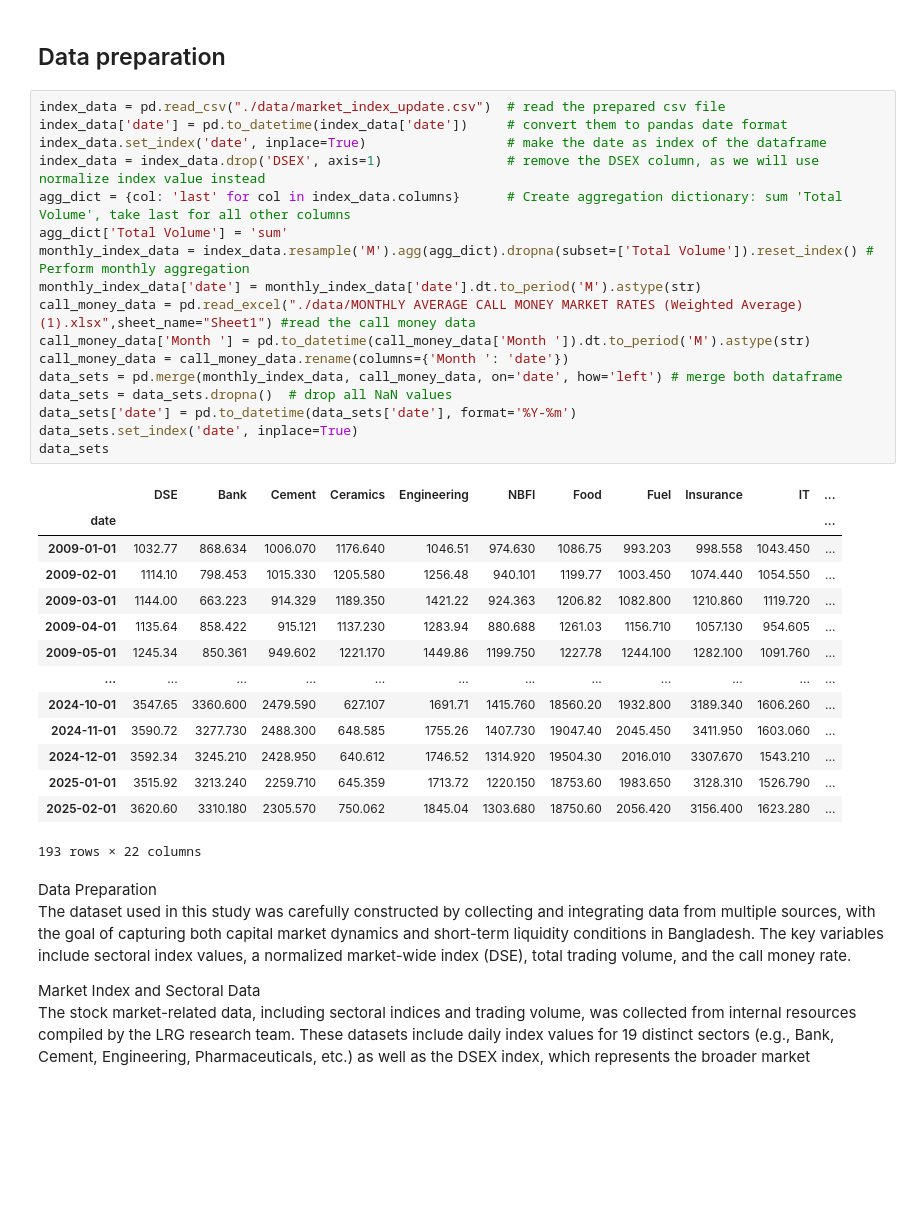
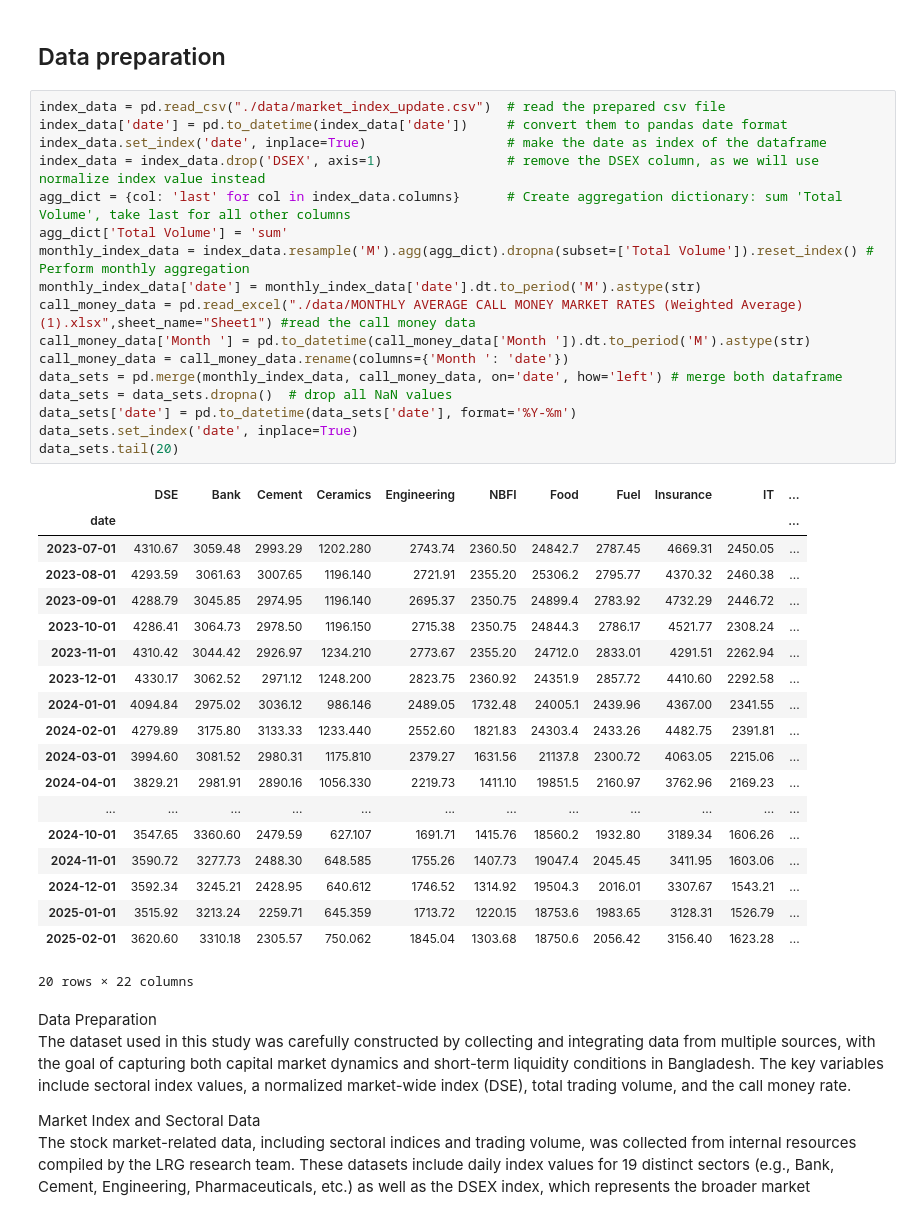
Before and after one commit to Mehedi24434/DSE_CMR_project, a Jupyter notebook: working_notebook.ipynb, the cells around one changed output. Drawn from its saved outputs; the diff is of its cells as text; blank space fills up the shorter version.

```diff
--- a/working_notebook.ipynb
+++ b/working_notebook.ipynb
@@ -11,35 +11,40 @@ from statsmodels.tsa.stattools import adfuller
 # %%
 index_data = pd.read_csv("./data/market_index_update.csv")  # read the prepared csv file
 index_data['date'] = pd.to_datetime(index_data['date'])     # convert them to pandas date format
 index_data.set_index('date', inplace=True)                  # make the date as index of the dataframe
 index_data = index_data.drop('DSEX', axis=1)                # remove the DSEX column, as we will use normalize index value instead
 agg_dict = {col: 'last' for col in index_data.columns}      # Create aggregation dictionary: sum 'Total Volume', take last for all other columns
 agg_dict['Total Volume'] = 'sum'
 monthly_index_data = index_data.resample('M').agg(agg_dict).dropna(subset=['Total Volume']).reset_index() # Perform monthly aggregation
 monthly_index_data['date'] = monthly_index_data['date'].dt.to_period('M').astype(str)
 call_money_data = pd.read_excel("./data/MONTHLY AVERAGE CALL MONEY MARKET RATES (Weighted Average) (1).xlsx",sheet_name="Sheet1") #read the call money data
 call_money_data['Month '] = pd.to_datetime(call_money_data['Month ']).dt.to_period('M').astype(str)
 call_money_data = call_money_data.rename(columns={'Month ': 'date'})
 data_sets = pd.merge(monthly_index_data, call_money_data, on='date', how='left') # merge both dataframe
 data_sets = data_sets.dropna()  # drop all NaN values
 data_sets['date'] = pd.to_datetime(data_sets['date'], format='%Y-%m')
 data_sets.set_index('date', inplace=True)
-data_sets
+data_sets.tail(20)
 # %% [output]
 |  | DSE | Bank | Cement | Ceramics | Engineering | NBFI | Food | Fuel | Insurance | IT | ... |
 | date |  |  |  |  |  |  |  |  |  |  | ... |
-| 2009-01-01 | 1032.77 | 868.634 | 1006.070 | 1176.640 | 1046.51 | 974.630 | 1086.75 | 993.203 | 998.558 | 1043.450 | ... |
-| 2009-02-01 | 1114.10 | 798.453 | 1015.330 | 1205.580 | 1256.48 | 940.101 | 1199.77 | 1003.450 | 1074.440 | 1054.550 | ... |
-| 2009-03-01 | 1144.00 | 663.223 | 914.329 | 1189.350 | 1421.22 | 924.363 | 1206.82 | 1082.800 | 1210.860 | 1119.720 | ... |
-| 2009-04-01 | 1135.64 | 858.422 | 915.121 | 1137.230 | 1283.94 | 880.688 | 1261.03 | 1156.710 | 1057.130 | 954.605 | ... |
-| 2009-05-01 | 1245.34 | 850.361 | 949.602 | 1221.170 | 1449.86 | 1199.750 | 1227.78 | 1244.100 | 1282.100 | 1091.760 | ... |
+| 2023-07-01 | 4310.67 | 3059.48 | 2993.29 | 1202.280 | 2743.74 | 2360.50 | 24842.7 | 2787.45 | 4669.31 | 2450.05 | ... |
+| 2023-08-01 | 4293.59 | 3061.63 | 3007.65 | 1196.140 | 2721.91 | 2355.20 | 25306.2 | 2795.77 | 4370.32 | 2460.38 | ... |
+| 2023-09-01 | 4288.79 | 3045.85 | 2974.95 | 1196.140 | 2695.37 | 2350.75 | 24899.4 | 2783.92 | 4732.29 | 2446.72 | ... |
+| 2023-10-01 | 4286.41 | 3064.73 | 2978.50 | 1196.150 | 2715.38 | 2350.75 | 24844.3 | 2786.17 | 4521.77 | 2308.24 | ... |
+| 2023-11-01 | 4310.42 | 3044.42 | 2926.97 | 1234.210 | 2773.67 | 2355.20 | 24712.0 | 2833.01 | 4291.51 | 2262.94 | ... |
+| 2023-12-01 | 4330.17 | 3062.52 | 2971.12 | 1248.200 | 2823.75 | 2360.92 | 24351.9 | 2857.72 | 4410.60 | 2292.58 | ... |
+| 2024-01-01 | 4094.84 | 2975.02 | 3036.12 | 986.146 | 2489.05 | 1732.48 | 24005.1 | 2439.96 | 4367.00 | 2341.55 | ... |
+| 2024-02-01 | 4279.89 | 3175.80 | 3133.33 | 1233.440 | 2552.60 | 1821.83 | 24303.4 | 2433.26 | 4482.75 | 2391.81 | ... |
+| 2024-03-01 | 3994.60 | 3081.52 | 2980.31 | 1175.810 | 2379.27 | 1631.56 | 21137.8 | 2300.72 | 4063.05 | 2215.06 | ... |
+| 2024-04-01 | 3829.21 | 2981.91 | 2890.16 | 1056.330 | 2219.73 | 1411.10 | 19851.5 | 2160.97 | 3762.96 | 2169.23 | ... |
 | ... | ... | ... | ... | ... | ... | ... | ... | ... | ... | ... | ... |
-| 2024-10-01 | 3547.65 | 3360.600 | 2479.590 | 627.107 | 1691.71 | 1415.760 | 18560.20 | 1932.800 | 3189.340 | 1606.260 | ... |
-| 2024-11-01 | 3590.72 | 3277.730 | 2488.300 | 648.585 | 1755.26 | 1407.730 | 19047.40 | 2045.450 | 3411.950 | 1603.060 | ... |
-| 2024-12-01 | 3592.34 | 3245.210 | 2428.950 | 640.612 | 1746.52 | 1314.920 | 19504.30 | 2016.010 | 3307.670 | 1543.210 | ... |
-| 2025-01-01 | 3515.92 | 3213.240 | 2259.710 | 645.359 | 1713.72 | 1220.150 | 18753.60 | 1983.650 | 3128.310 | 1526.790 | ... |
-| 2025-02-01 | 3620.60 | 3310.180 | 2305.570 | 750.062 | 1845.04 | 1303.680 | 18750.60 | 2056.420 | 3156.400 | 1623.280 | ... |
+| 2024-10-01 | 3547.65 | 3360.60 | 2479.59 | 627.107 | 1691.71 | 1415.76 | 18560.2 | 1932.80 | 3189.34 | 1606.26 | ... |
+| 2024-11-01 | 3590.72 | 3277.73 | 2488.30 | 648.585 | 1755.26 | 1407.73 | 19047.4 | 2045.45 | 3411.95 | 1603.06 | ... |
+| 2024-12-01 | 3592.34 | 3245.21 | 2428.95 | 640.612 | 1746.52 | 1314.92 | 19504.3 | 2016.01 | 3307.67 | 1543.21 | ... |
+| 2025-01-01 | 3515.92 | 3213.24 | 2259.71 | 645.359 | 1713.72 | 1220.15 | 18753.6 | 1983.65 | 3128.31 | 1526.79 | ... |
+| 2025-02-01 | 3620.60 | 3310.18 | 2305.57 | 750.062 | 1845.04 | 1303.68 | 18750.6 | 2056.42 | 3156.40 | 1623.28 | ... |
-193 rows × 22 columns
+20 rows × 22 columns
 # %% [markdown]
 Data Preparation
 The dataset used in this study was carefully constructed by collecting and integrating data from multiple sources, with the goal of capturing both capital market dynamics and short-term liquidity conditions in Bangladesh. The key variables include sectoral index values, a normalized market-wide index (DSE), total trading volume, and the call money rate.
```
